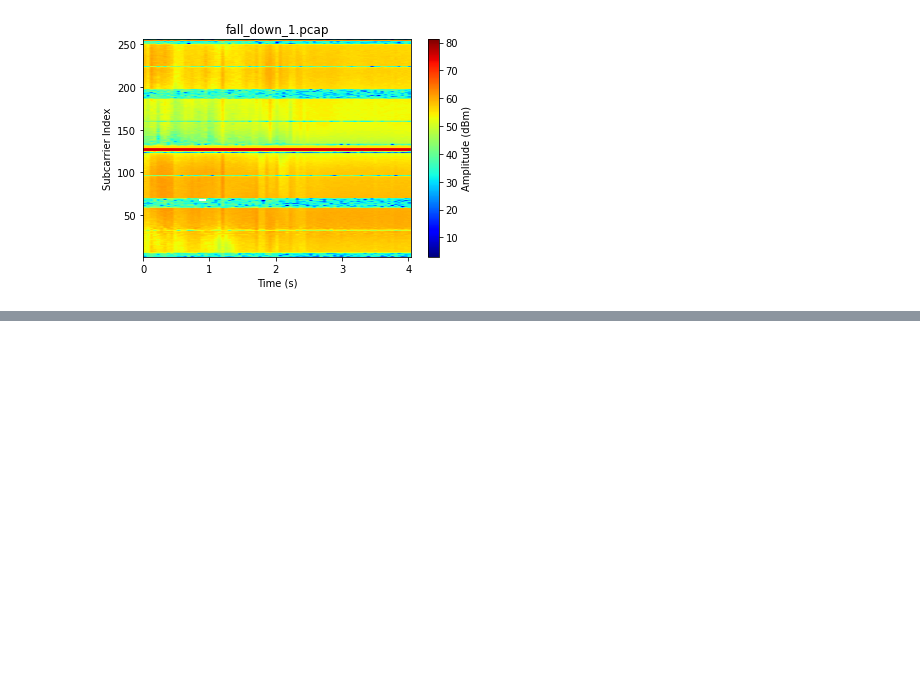
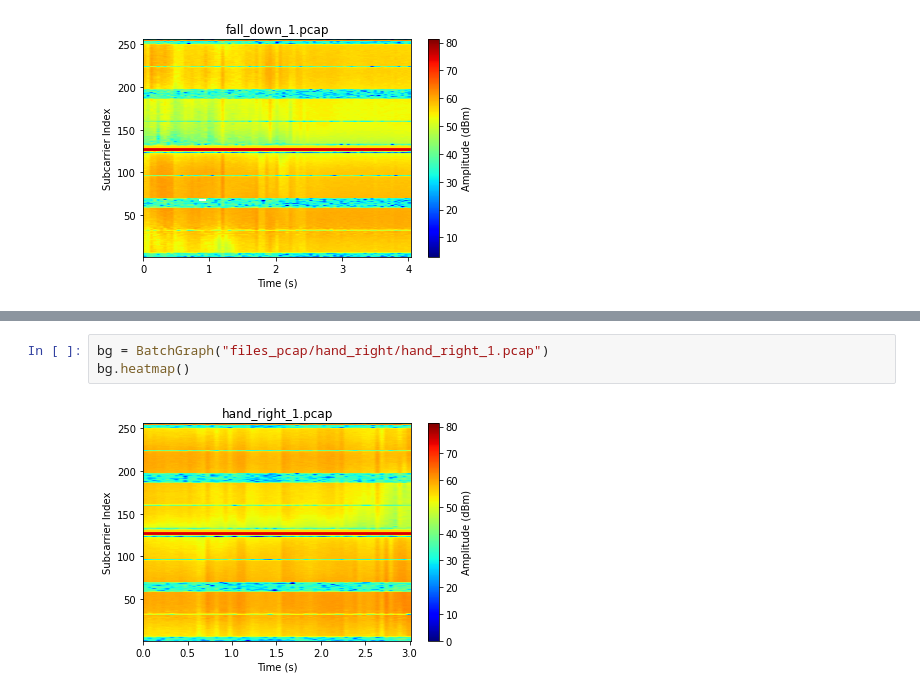
Before and after one commit to srk-practicum/2022-knu-wmi, a Jupyter notebook: Amplitude_heatmap.ipynb, the cells around one changed output, grey strips where cells are left out. Drawn from its saved outputs; the diff is of its cells as text; blank space fills up the shorter version.

```diff
--- a/Amplitude_heatmap.ipynb
+++ b/Amplitude_heatmap.ipynb
@@ -6,0 +12,5 @@ bg.heatmap()
+# %%
+bg = BatchGraph("files_pcap/hand_right/hand_right_1.pcap")
+bg.heatmap()
+# %% [output]
+[figure, added]
```
Also changed, not shown: parts of 5 cells of this notebook.
